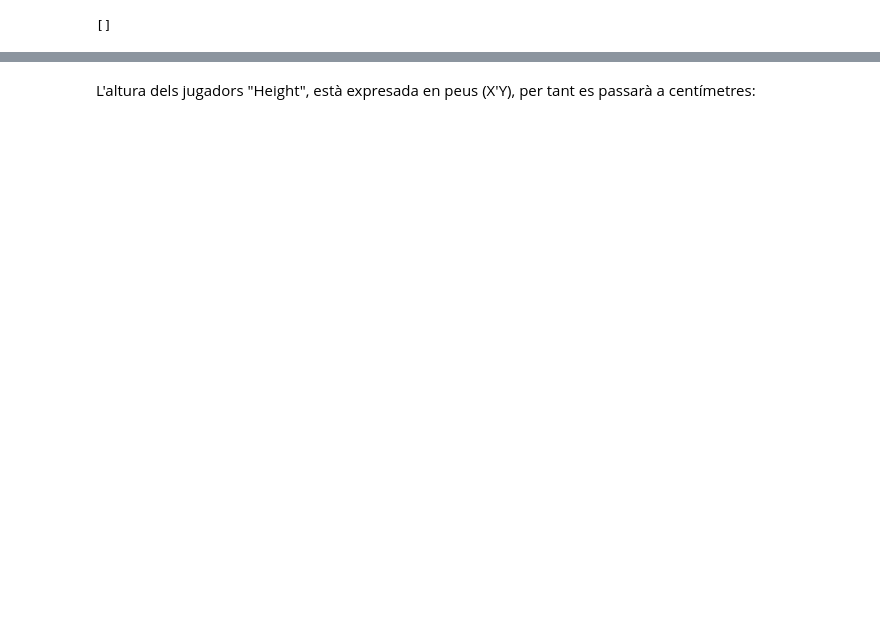
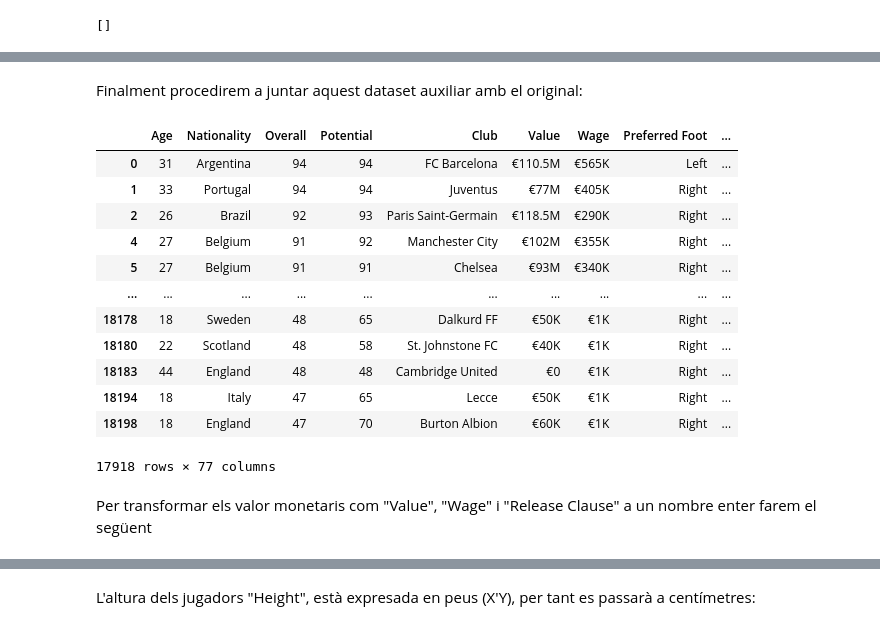
Before and after one commit to miqvm/practica-ML-21722, a Jupyter notebook: practica/Practica.ipynb, the cells around one changed output, grey strips where cells are left out. Cells and saved outputs as stored; diff of their text form; code cells hidden in the pictures; blank space fills up the shorter version.

```diff
--- a/practica/Practica.ipynb
+++ b/practica/Practica.ipynb
@@ -353,0 +372,5 @@ df.columns[df.isna().any()].tolist()
+# %%
+gk = df[df['Position']  == "GK"]
+indexGK = df[df['Position']  == "GK"].index
+df.drop(indexGK , inplace=True)
+gk.head()
@@ -437,3 +529,25 @@ Per transformar els valor monetaris com "Value", "Wage" i "Release Clause" a un
+# %% [markdown]
+Finalment procedirem a juntar aquest dataset auxiliar amb el original:
+# %%
+ext = [df,gk]
+df = pd.concat(ext)
+df
+# %% [output]
+|  | Age | Nationality | Overall | Potential | Club | Value | Wage | Preferred Foot | ... |
+| 0 | 31 | Argentina | 94 | 94 | FC Barcelona | €110.5M | €565K | Left | ... |
+| 1 | 33 | Portugal | 94 | 94 | Juventus | €77M | €405K | Right | ... |
+| 2 | 26 | Brazil | 92 | 93 | Paris Saint-Germain | €118.5M | €290K | Right | ... |
+| 4 | 27 | Belgium | 91 | 92 | Manchester City | €102M | €355K | Right | ... |
+| 5 | 27 | Belgium | 91 | 91 | Chelsea | €93M | €340K | Right | ... |
+| ... | ... | ... | ... | ... | ... | ... | ... | ... | ... |
+| 18178 | 18 | Sweden | 48 | 65 | Dalkurd FF | €50K | €1K | Right | ... |
+| 18180 | 22 | Scotland | 48 | 58 | St. Johnstone FC | €40K | €1K | Right | ... |
+| 18183 | 44 | England | 48 | 48 | Cambridge United | €0 | €1K | Right | ... |
+| 18194 | 18 | Italy | 47 | 65 | Lecce | €50K | €1K | Right | ... |
+| 18198 | 18 | England | 47 | 70 | Burton Albion | €60K | €1K | Right | ... |
+17918 rows × 77 columns
+# %% [markdown]
+Per transformar els valor monetaris com "Value", "Wage" i "Release Clause" a un nombre enter farem el següent
 # %%
 def value_to_float(x):
     """
```
Also changed, not shown: parts of 66 cells of this notebook.
